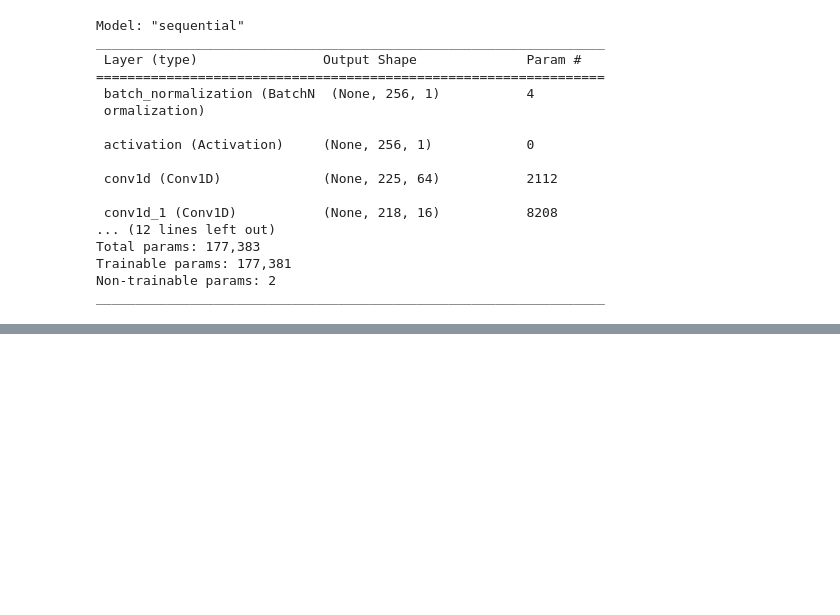
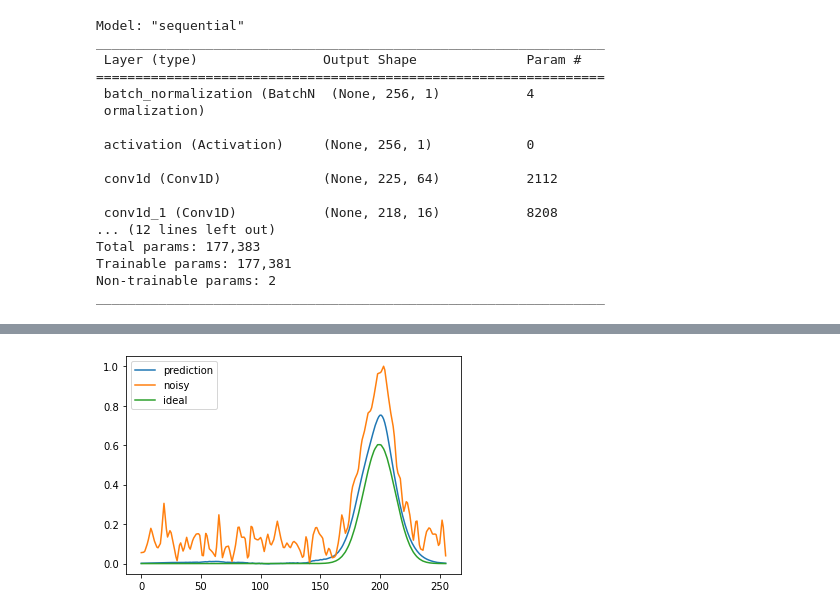
Before and after one commit to JeremyPorquez/1D_CNN, a Jupyter notebook: 1DCNN_Noisy.ipynb, the cells around one changed output, grey strips where cells are left out. Drawn from its saved outputs; the diff is of its cells as text; code cells hidden in the pictures; blank space fills up the shorter version.

```diff
--- a/1DCNN_Noisy.ipynb
+++ b/1DCNN_Noisy.ipynb
@@ -59,0 +93,13 @@ Epoch 1/5
+# %%
+# test
+test_data = batch.generate_batch(func, size=1)
+test = test_data[0][:, :, 0].T
+ideal = test_data[1].T
+prediction = model.predict(test_data[0], verbose=False).T
+plt.plot(prediction, label="prediction")
+plt.plot(test, label="noisy")
+plt.plot(ideal, label="ideal")
+plt.legend()
+plt.show()
+# %% [output]
+[figure, added]
```
Also changed, not shown: parts of 8 cells of this notebook, 3 other files.
